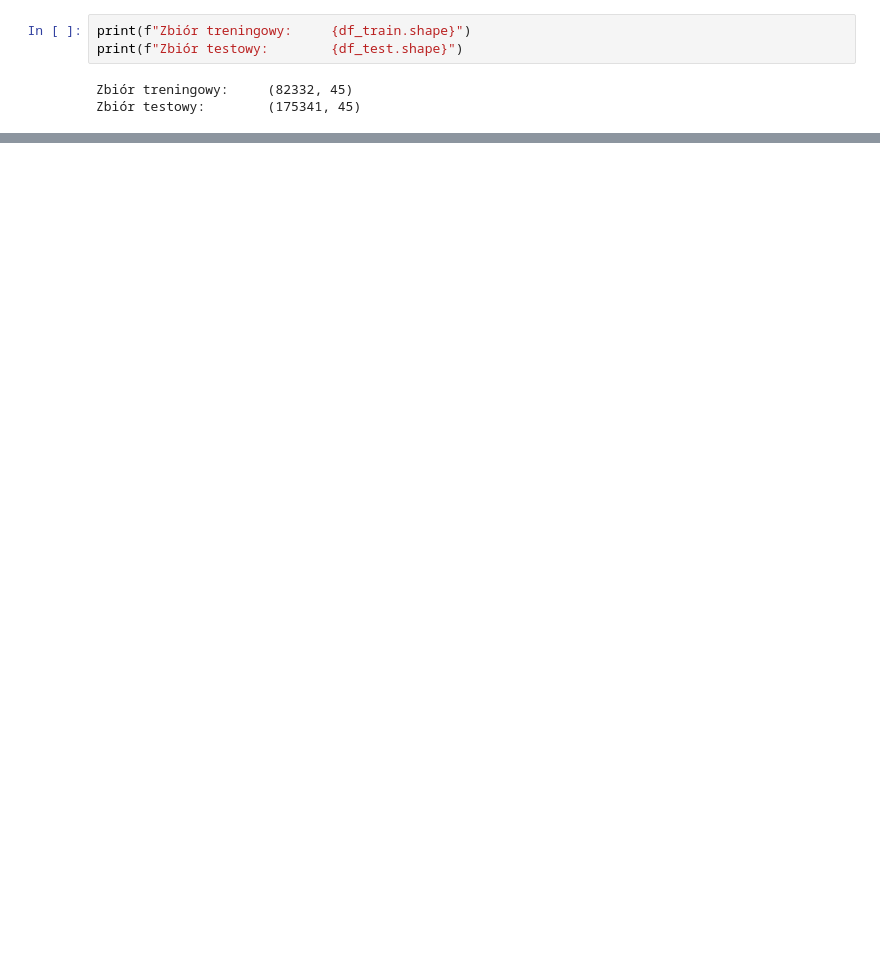
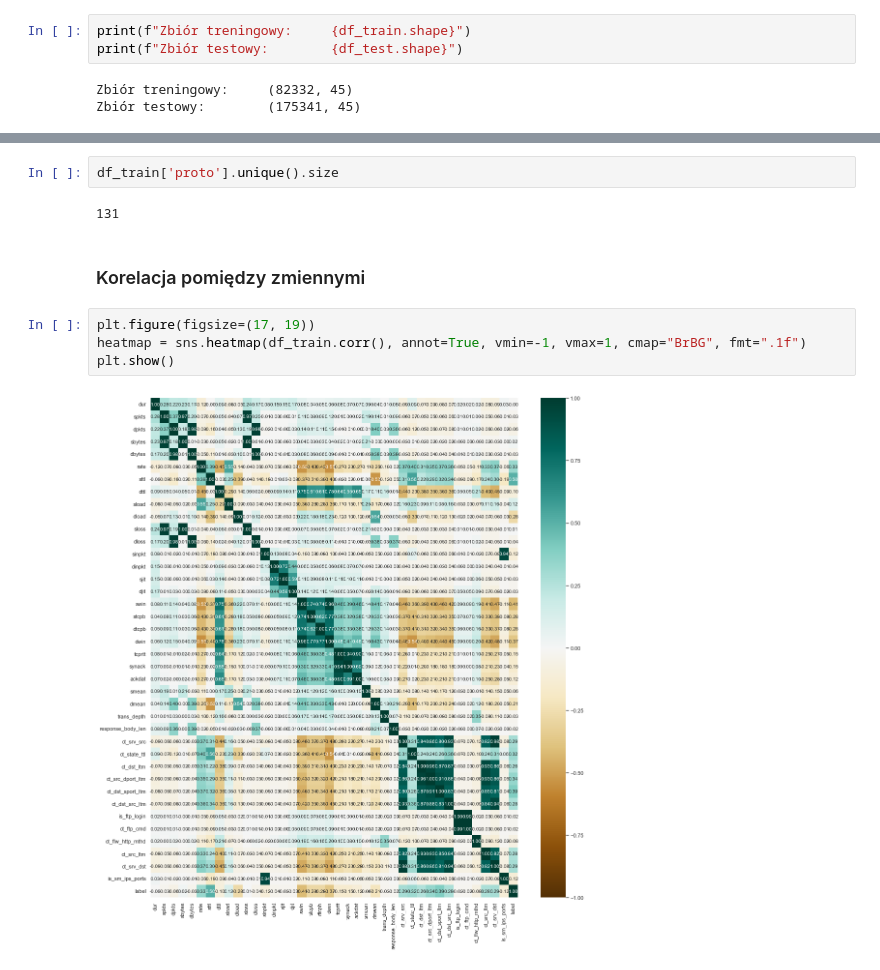
Before and after one commit to KraszewskiK/2022L-WB-ML-2-projekt, a Jupyter notebook: EDA.ipynb, the cells around one changed output, grey strips where cells are left out. Cells and saved outputs as stored; diff of their text form; blank space fills up the shorter version.

```diff
--- a/EDA.ipynb
+++ b/EDA.ipynb
@@ -67,0 +162,12 @@ memory usage: 28.3+ MB
+# %%
+df_train['proto'].unique().size
+# %% [output]
+131
+# %% [markdown]
+### Korelacja pomiędzy zmiennymi
+# %%
+plt.figure(figsize=(17, 19))
+heatmap = sns.heatmap(df_train.corr(), annot=True, vmin=-1, vmax=1, cmap="BrBG", fmt=".1f")
+plt.show()
+# %% [output]
+[figure, added]
```
Also changed, not shown: parts of 18 cells of this notebook.
